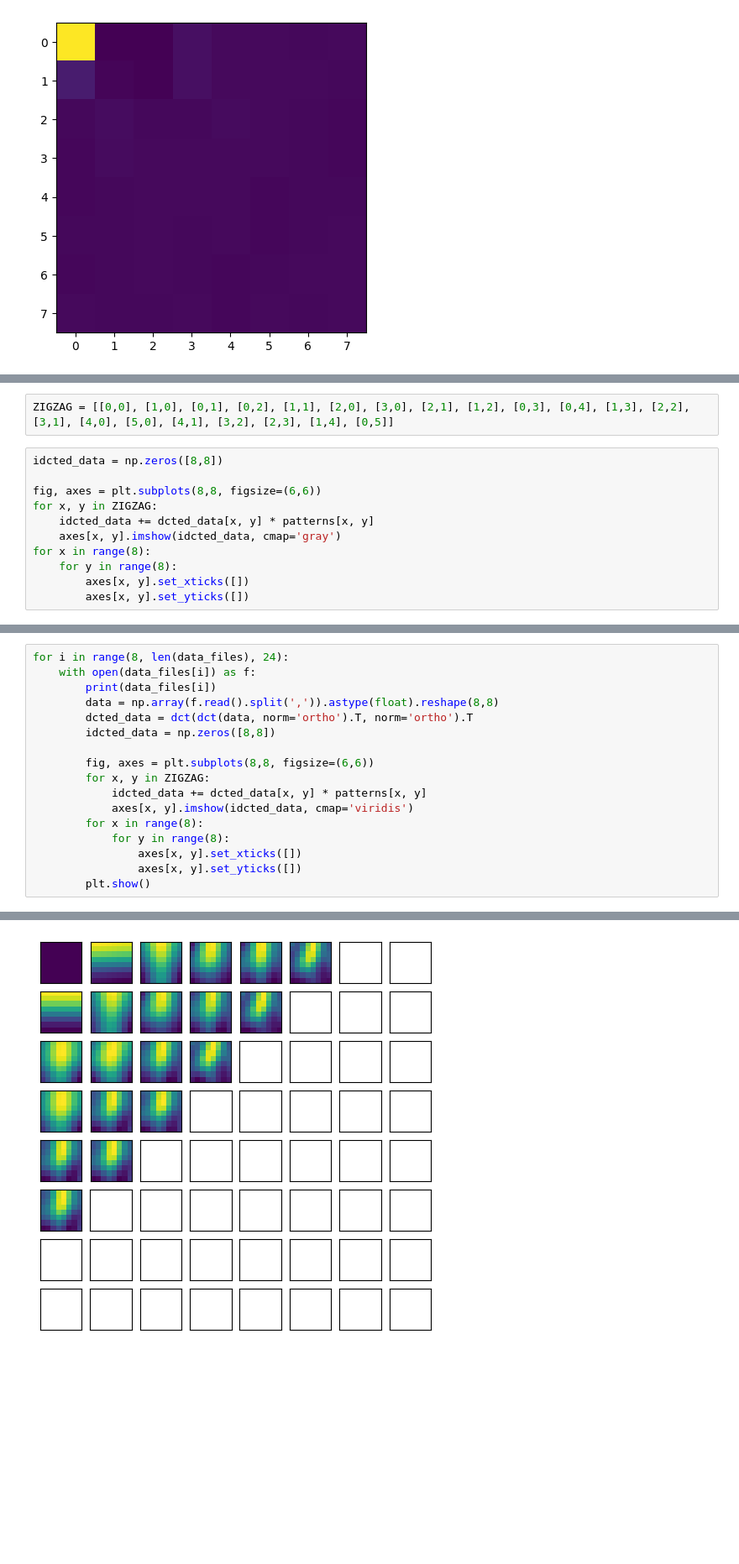
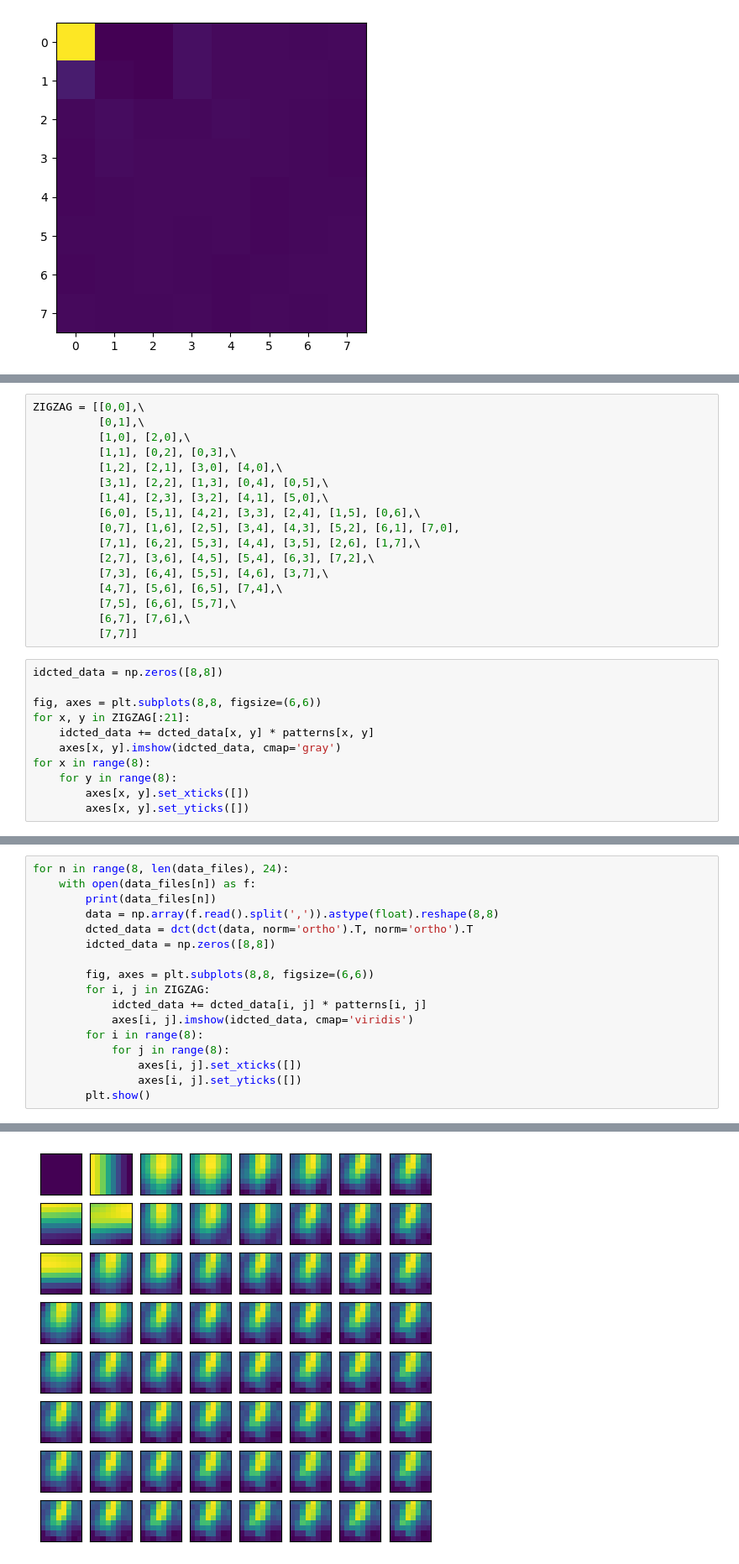
Before and after one commit to araobp/data-science, a Jupyter notebook: RockPaperScissors/DCT and IDCT.ipynb, the cells around one changed output, grey strips where cells are left out. Shown: that part at 84% size. Saved outputs shown, nothing was run; the diff lists cells and outputs as text; blank space fills up the shorter version.

```diff
--- a/RockPaperScissors/DCT and IDCT.ipynb
+++ b/RockPaperScissors/DCT and IDCT.ipynb
@@ -58,12 +71,27 @@ for x in range(8):
 # %% [output]
 [figure]
 # %%
-ZIGZAG = [[0,0], [1,0], [0,1], [0,2], [1,1], [2,0], [3,0], [2,1], [1,2], [0,3], [0,4], [1,3], [2,2], [3,1], [4,0], [5,0], [4,1], [3,2], [2,3], [1,4], [0,5]]
+ZIGZAG = [[0,0],\
+          [0,1],\
+          [1,0], [2,0],\
+          [1,1], [0,2], [0,3],\
+          [1,2], [2,1], [3,0], [4,0],\
+          [3,1], [2,2], [1,3], [0,4], [0,5],\
+          [1,4], [2,3], [3,2], [4,1], [5,0],\
+          [6,0], [5,1], [4,2], [3,3], [2,4], [1,5], [0,6],\
+          [0,7], [1,6], [2,5], [3,4], [4,3], [5,2], [6,1], [7,0],
+          [7,1], [6,2], [5,3], [4,4], [3,5], [2,6], [1,7],\
+          [2,7], [3,6], [4,5], [5,4], [6,3], [7,2],\
+          [7,3], [6,4], [5,5], [4,6], [3,7],\
+          [4,7], [5,6], [6,5], [7,4],\
+          [7,5], [6,6], [5,7],\
+          [6,7], [7,6],\
+          [7,7]]
 # %%
 idcted_data = np.zeros([8,8])
 
 fig, axes = plt.subplots(8,8, figsize=(6,6))
-for x, y in ZIGZAG:
+for x, y in ZIGZAG[:21]:
     idcted_data += dcted_data[x, y] * patterns[x, y]
     axes[x, y].imshow(idcted_data, cmap='gray')
 for x in range(8):
@@ -75,19 +103,19 @@ for x in range(8):
 # %%
-for i in range(8, len(data_files), 24):
-    with open(data_files[i]) as f:
-        print(data_files[i])
+for n in range(8, len(data_files), 24):
+    with open(data_files[n]) as f:
+        print(data_files[n])
         data = np.array(f.read().split(',')).astype(float).reshape(8,8)
         dcted_data = dct(dct(data, norm='ortho').T, norm='ortho').T
         idcted_data = np.zeros([8,8])
 
         fig, axes = plt.subplots(8,8, figsize=(6,6))
-        for x, y in ZIGZAG:
-            idcted_data += dcted_data[x, y] * patterns[x, y]
-            axes[x, y].imshow(idcted_data, cmap='viridis')
-        for x in range(8):
-            for y in range(8):
-                axes[x, y].set_xticks([])
-                axes[x, y].set_yticks([])
+        for i, j in ZIGZAG:
+            idcted_data += dcted_data[i, j] * patterns[i, j]
+            axes[i, j].imshow(idcted_data, cmap='viridis')
+        for i in range(8):
+            for j in range(8):
+                axes[i, j].set_xticks([])
+                axes[i, j].set_yticks([])
         plt.show()
 # %% [output]
 ../python/ThermographyGUI/data/scissors-20190106130548.csv
@@ -95,3 +123,3 @@ for i in range(8, len(data_files), 24):
 ../python/ThermographyGUI/data/scissors-20190106130601.csv
-[figure, old version]
+[figure, new version]
 ../python/ThermographyGUI/data/scissors-20230914123001.csv
```
Also changed, not shown: parts of 8 cells of this notebook.
